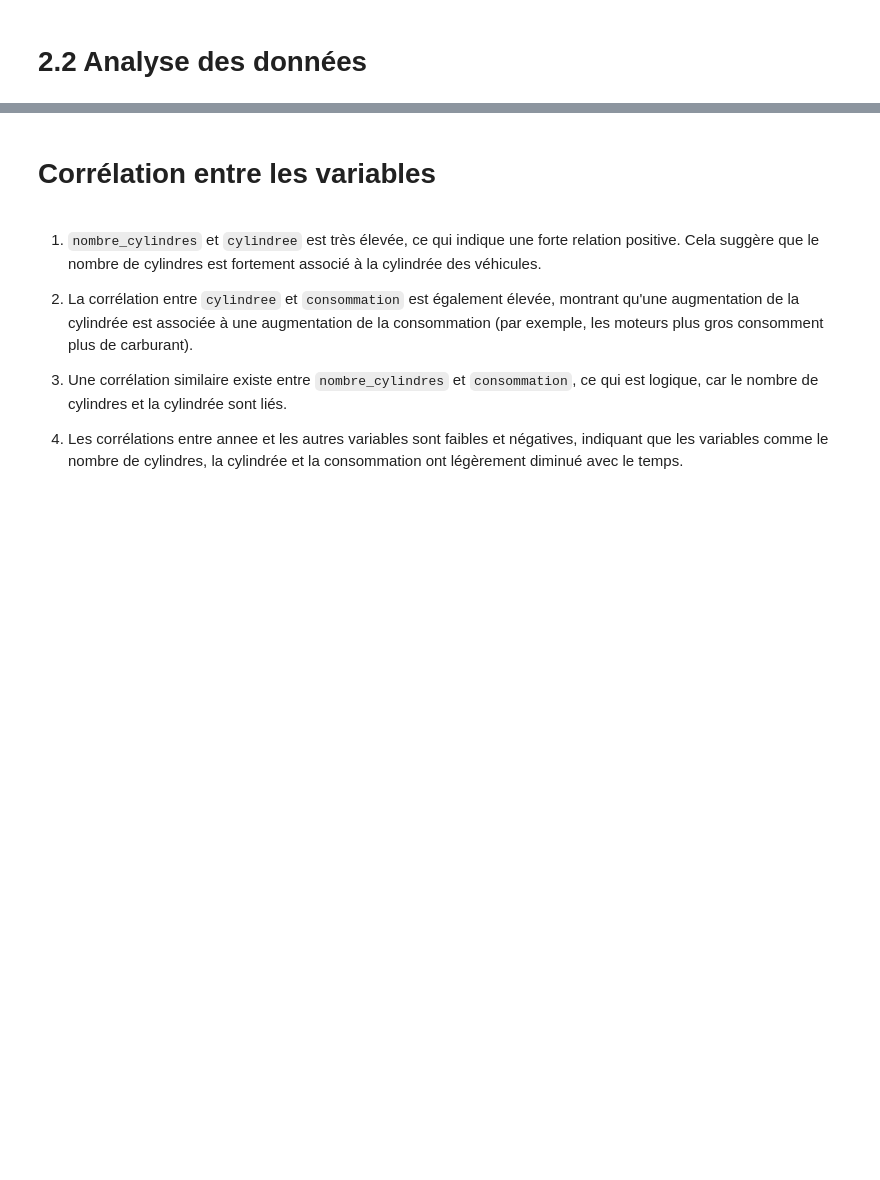
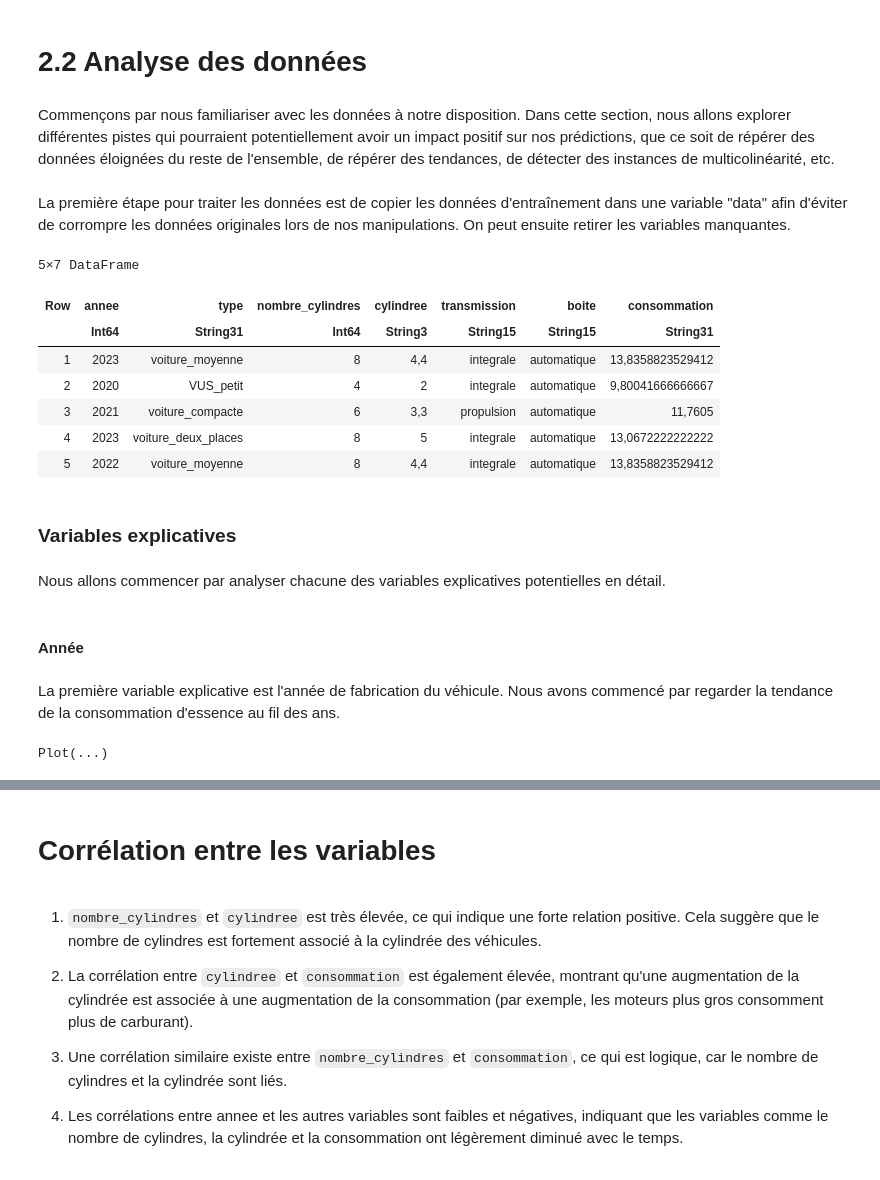
Before and after one commit to Colavita/Prediction-consommation-carburant, a Jupyter notebook: notebooks/projet_equipe_R.ipynb, the cells around one changed output, grey strips where cells are left out. Cells and saved outputs as stored; diff of their text form; code cells hidden in the pictures; blank space fills up the shorter version.

Commit message:
wip: analyse annee

```diff
--- a/notebooks/projet_equipe_R.ipynb
+++ b/notebooks/projet_equipe_R.ipynb
@@ -96,0 +106,42 @@ data = dropmissing(data)
+# %% [markdown]
+Commençons par nous familiariser avec les données à notre disposition. Dans cette section, nous allons explorer différentes pistes qui pourraient potentiellement avoir un impact positif sur nos prédictions, que ce soit de répérer des données éloignées du reste de l'ensemble, de répérer des tendances, de détecter des instances de multicolinéarité, etc.
+# %% [markdown]
+La première étape pour traiter les données est de copier les données d'entraînement dans une variable "data" afin d'éviter de corrompre les données originales lors de nos manipulations. On peut ensuite retirer les variables manquantes.
+# %%
+# faire une copie initiale du dataframe
+data = deepcopy(train)
+
+# retirer les colonnes ayant des données vides de notre dataframe
+data = dropmissing(data)
+
+first(data, 5)
+# %% [output]
+5×7 DataFrame
+| Row | annee | type | nombre_cylindres | cylindree | transmission | boite | consommation |
+|  | Int64 | String31 | Int64 | String3 | String15 | String15 | String31 |
+| 1 | 2023 | voiture_moyenne | 8 | 4,4 | integrale | automatique | 13,8358823529412 |
+| 2 | 2020 | VUS_petit | 4 | 2 | integrale | automatique | 9,80041666666667 |
+| 3 | 2021 | voiture_compacte | 6 | 3,3 | propulsion | automatique | 11,7605 |
+| 4 | 2023 | voiture_deux_places | 8 | 5 | integrale | automatique | 13,0672222222222 |
+| 5 | 2022 | voiture_moyenne | 8 | 4,4 | integrale | automatique | 13,8358823529412 |
+# %% [markdown]
+### Variables explicatives
+# %% [markdown]
+Nous allons commencer par analyser chacune des variables explicatives potentielles en détail.
+# %% [markdown]
+#### Année
+# %% [markdown]
+La première variable explicative est l'année de fabrication du véhicule. Nous avons commencé par regarder la tendance de la consommation d'essence au fil des ans.
+# %%
+set_default_plot_size(16cm, 12cm)
+Gadfly.plot(
+    data,
+    x=:annee,
+    y=:consommation,
+    Geom.boxplot,
+    Guide.title("Consommation d'essence en fonction de l'année du véhicule"),
+    Guide.xlabel("Année"),
+    Guide.ylabel("Consommation (L/100km)"),
+)
+# %% [output]
+Plot(...)
```
Also changed, not shown: parts of 6 cells of this notebook.
